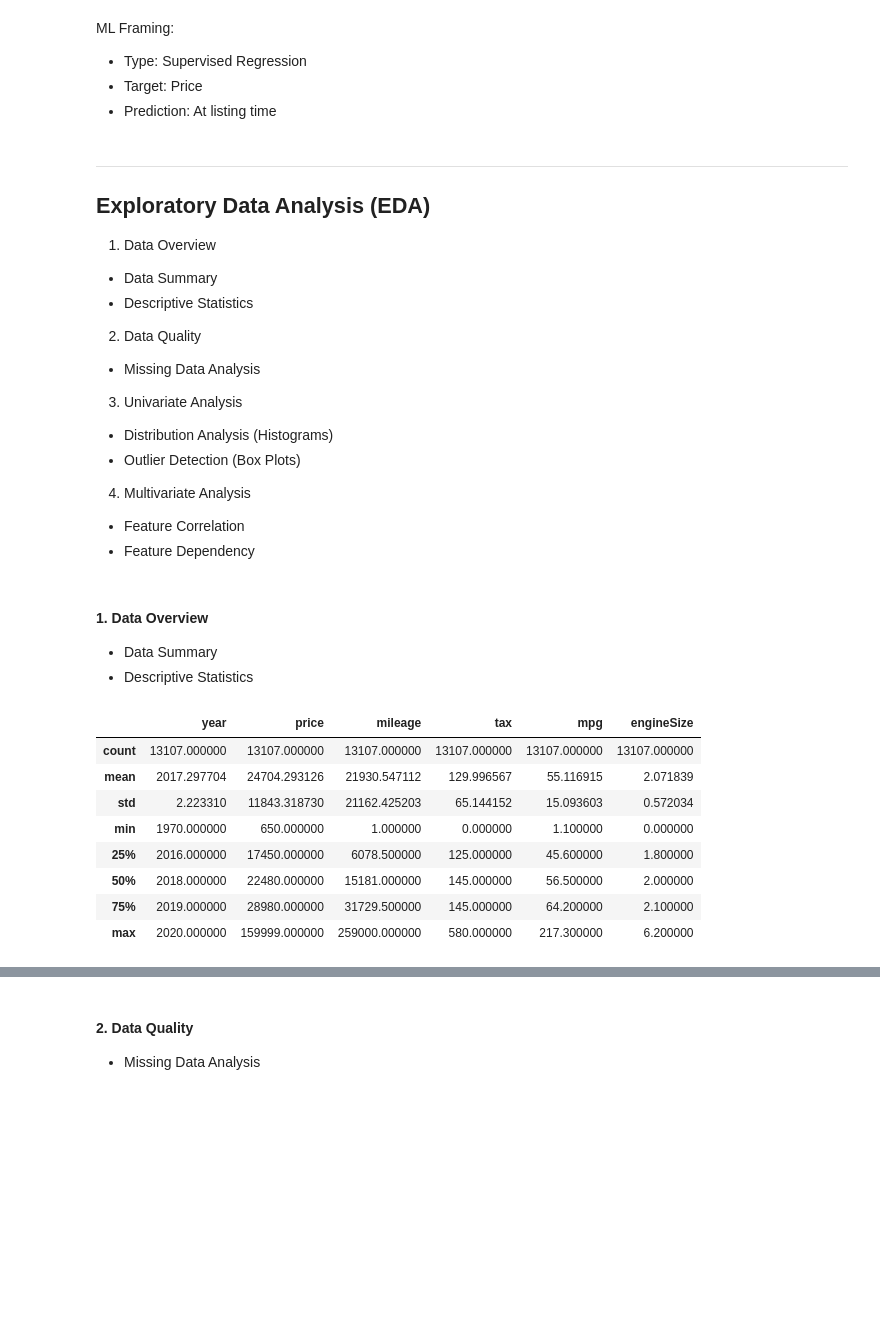
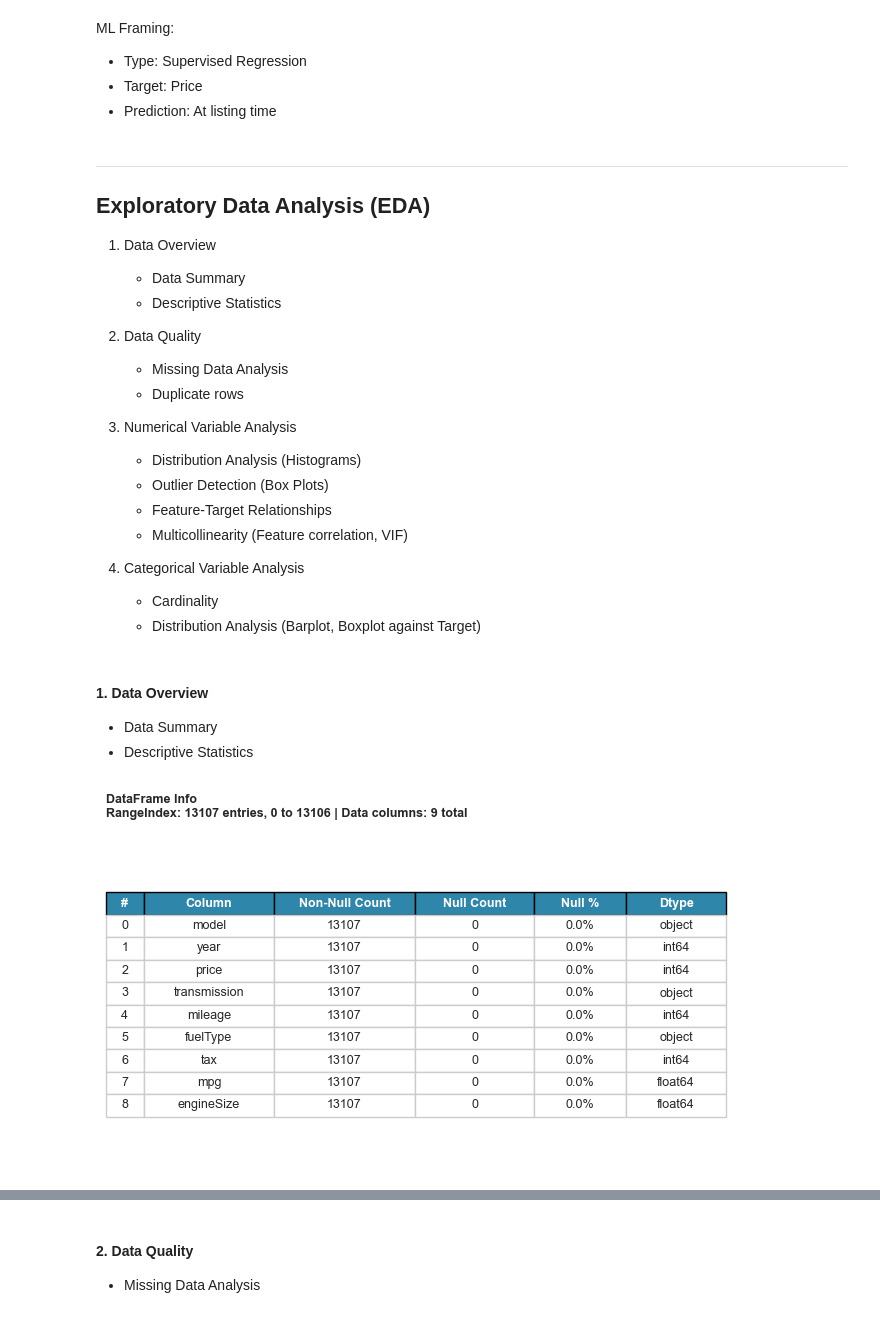
Before and after one commit to ashleysoffian/usecase, a Jupyter notebook: src/regression.ipynb, the cells around one changed output, grey strips where cells are left out. Drawn from its saved outputs; the diff is of its cells as text; code cells hidden in the pictures; blank space fills up the shorter version.

Commit message:
saving, create info, descriptive, missingness, hist

```diff
--- a/src/regression.ipynb
+++ b/src/regression.ipynb
@@ -20,19 +20,22 @@ ML Framing:
 ## Exploratory Data Analysis (EDA)
 
 1. Data Overview
-- Data Summary
-- Descriptive Statistics
+    - Data Summary
+    - Descriptive Statistics
 
 2. Data Quality
-- Missing Data Analysis
+    - Missing Data Analysis
+    - Duplicate rows
 
-3. Univariate Analysis
-- Distribution Analysis (Histograms)
-- Outlier Detection (Box Plots)
+3. Numerical Variable Analysis
+    - Distribution Analysis (Histograms)
+    - Outlier Detection (Box Plots)
+    - Feature-Target Relationships
+    - Multicollinearity (Feature correlation, VIF)
 
-4. Multivariate Analysis
-- Feature Correlation
-- Feature Dependency
+4. Categorical Variable Analysis
+    - Cardinality
+    - Distribution Analysis (Barplot, Boxplot against Target)
 # %% [markdown]
 #### 1. Data Overview
 - Data Summary
@@ -43,14 +49,7 @@ from functions.eda_analysis import EDA_Analysis as EA
 # %%
 df = pd.read_csv('../data/merc.csv')
 # %%
-df.describe()
+fig = EA.data_info(df)
+fig.show()
 # %% [output]
-|  | year | price | mileage | tax | mpg | engineSize |
-| count | 13107.000000 | 13107.000000 | 13107.000000 | 13107.000000 | 13107.000000 | 13107.000000 |
-| mean | 2017.297704 | 24704.293126 | 21930.547112 | 129.996567 | 55.116915 | 2.071839 |
-| std | 2.223310 | 11843.318730 | 21162.425203 | 65.144152 | 15.093603 | 0.572034 |
-| min | 1970.000000 | 650.000000 | 1.000000 | 0.000000 | 1.100000 | 0.000000 |
-| 25% | 2016.000000 | 17450.000000 | 6078.500000 | 125.000000 | 45.600000 | 1.800000 |
-| 50% | 2018.000000 | 22480.000000 | 15181.000000 | 145.000000 | 56.500000 | 2.000000 |
-| 75% | 2019.000000 | 28980.000000 | 31729.500000 | 145.000000 | 64.200000 | 2.100000 |
-| max | 2020.000000 | 159999.000000 | 259000.000000 | 580.000000 | 217.300000 | 6.200000 |
+[figure, added]
```
Also changed, not shown: parts of 4 cells of this notebook, 1 other file.
